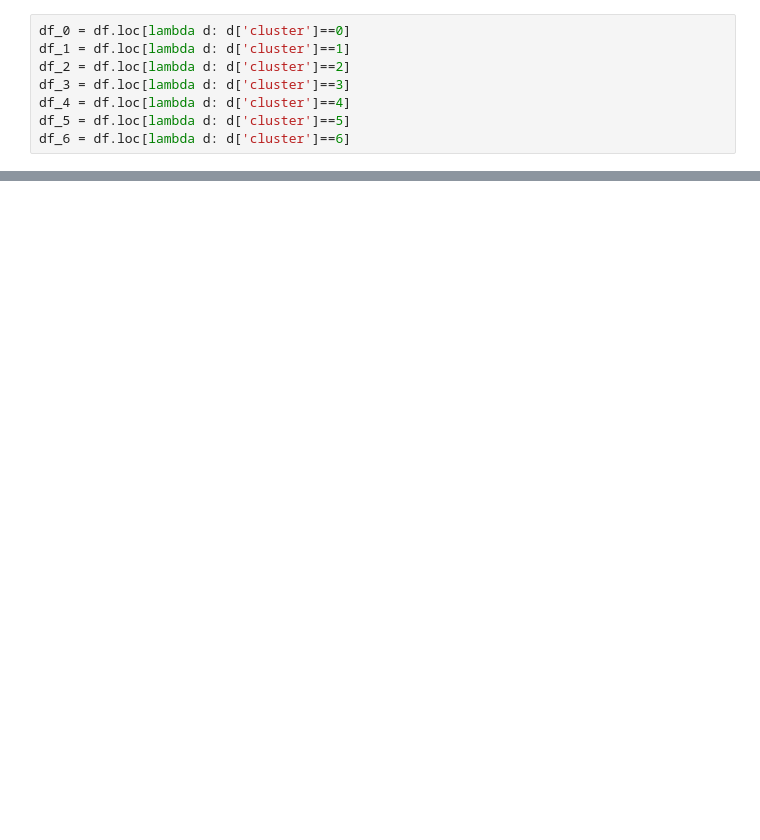
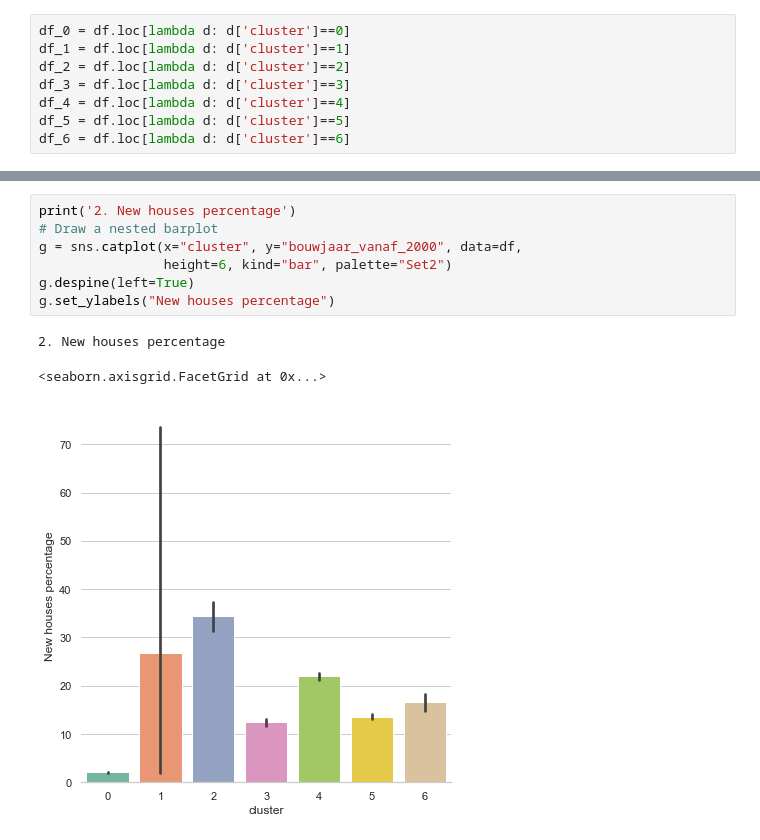
Before and after one commit to NielsHoogeveen1990/Customer-segmentation, a Jupyter notebook: notebooks/Segmentation analysis.ipynb, the cells around one changed output, grey strips where cells are left out. Drawn from its saved outputs; the diff is of its cells as text; blank space fills up the shorter version.

```diff
--- a/notebooks/Segmentation analysis.ipynb
+++ b/notebooks/Segmentation analysis.ipynb
@@ -280,0 +288,11 @@ Average total natural gas usage: 1624.52
+# %%
+print('2. New houses percentage')
+# Draw a nested barplot
+g = sns.catplot(x="cluster", y="bouwjaar_vanaf_2000", data=df,
+                height=6, kind="bar", palette="Set2")
+g.despine(left=True)
+g.set_ylabels("New houses percentage")
+# %% [output]
+2. New houses percentage
+<seaborn.axisgrid.FacetGrid at 0x...>
+[figure, added]
```
Also changed, not shown: parts of 37 cells of this notebook, 8 other files.
